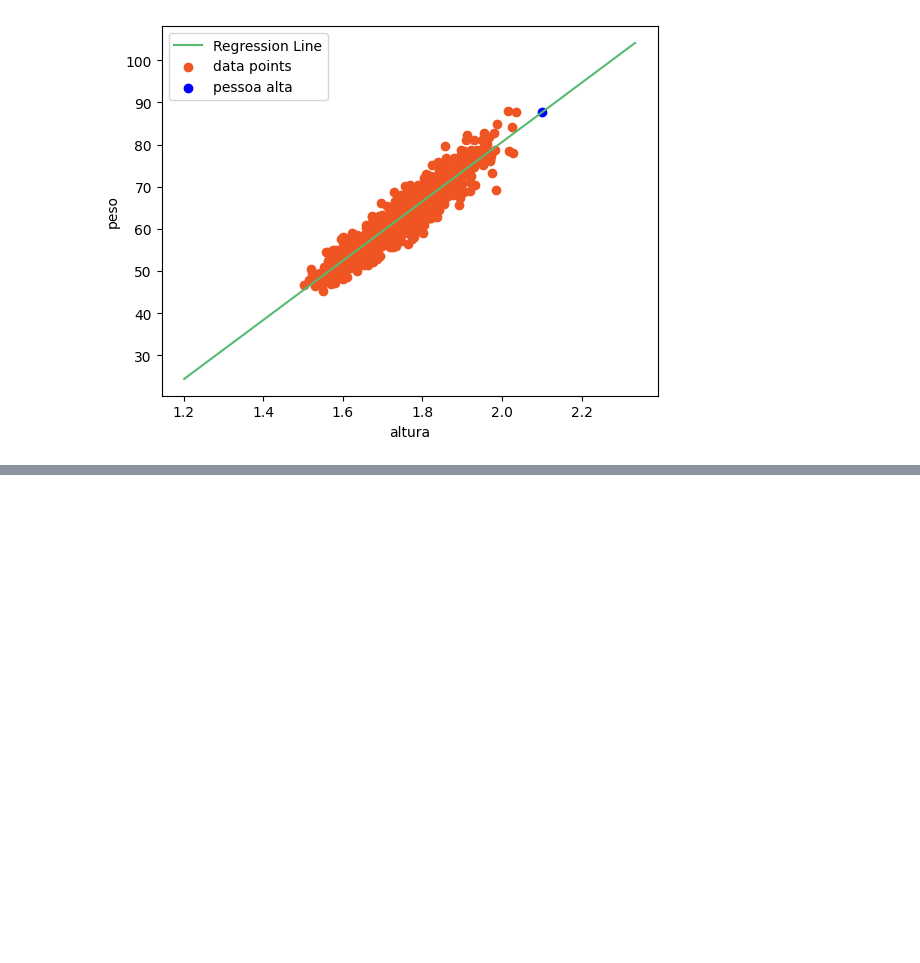
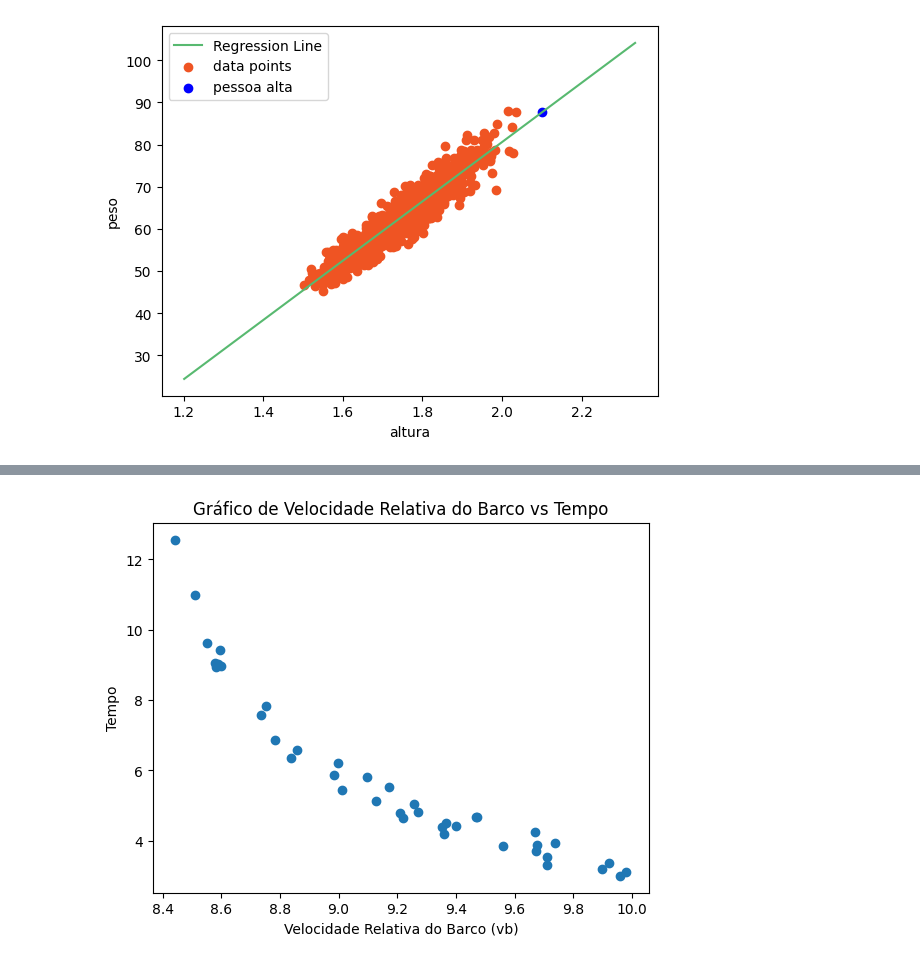
Before and after one commit to TarsilaSamille/numericalMethodsCourse, a Jupyter notebook: regressao/rl.ipynb, the cells around one changed output, grey strips where cells are left out. Cells and saved outputs as stored; diff of their text form; code cells hidden in the pictures; blank space fills up the shorter version.

```diff
--- a/regressao/rl.ipynb
+++ b/regressao/rl.ipynb
@@ -182,0 +245,11 @@ plot_regression(dolars, precos, b0, b1, b2)
+# %%
+filename = "barco.txt"
+velocities, times = read_file(filename)
+# Plot the points
+plt.scatter(velocities, times)
+plt.xlabel('Velocidade Relativa do Barco (vb)')
+plt.ylabel('Tempo')
+plt.title('Gráfico de Velocidade Relativa do Barco vs Tempo')
+plt.show()
+# %% [output]
+[figure, added]
```
Also changed, not shown: parts of 9 cells of this notebook, 1 other file.
